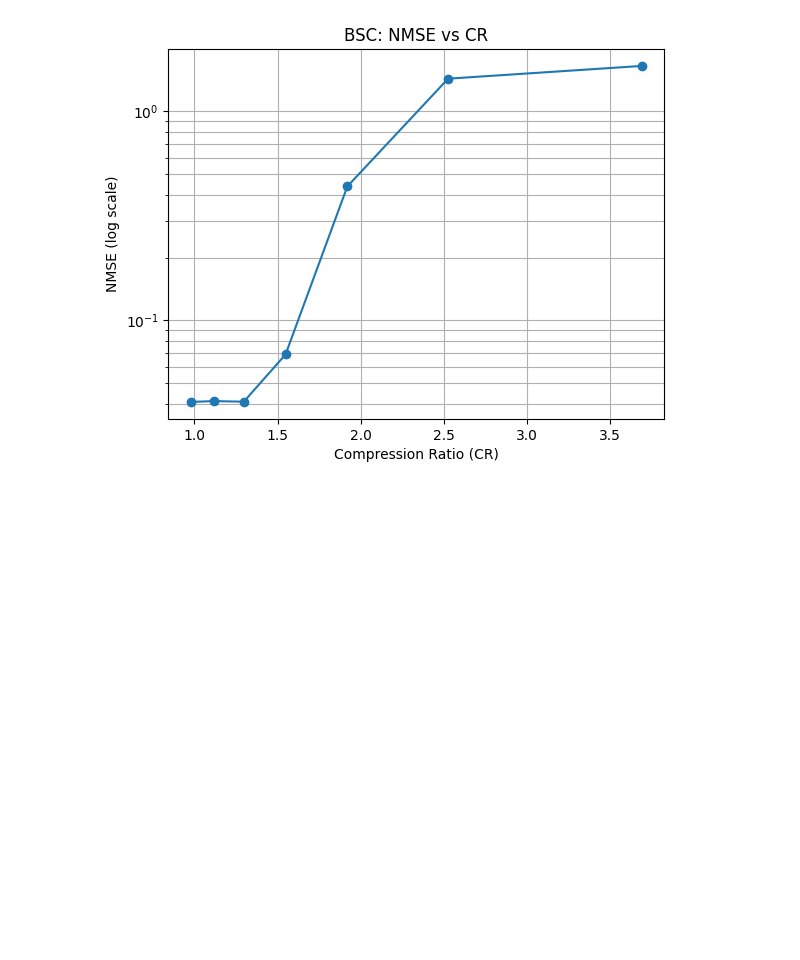
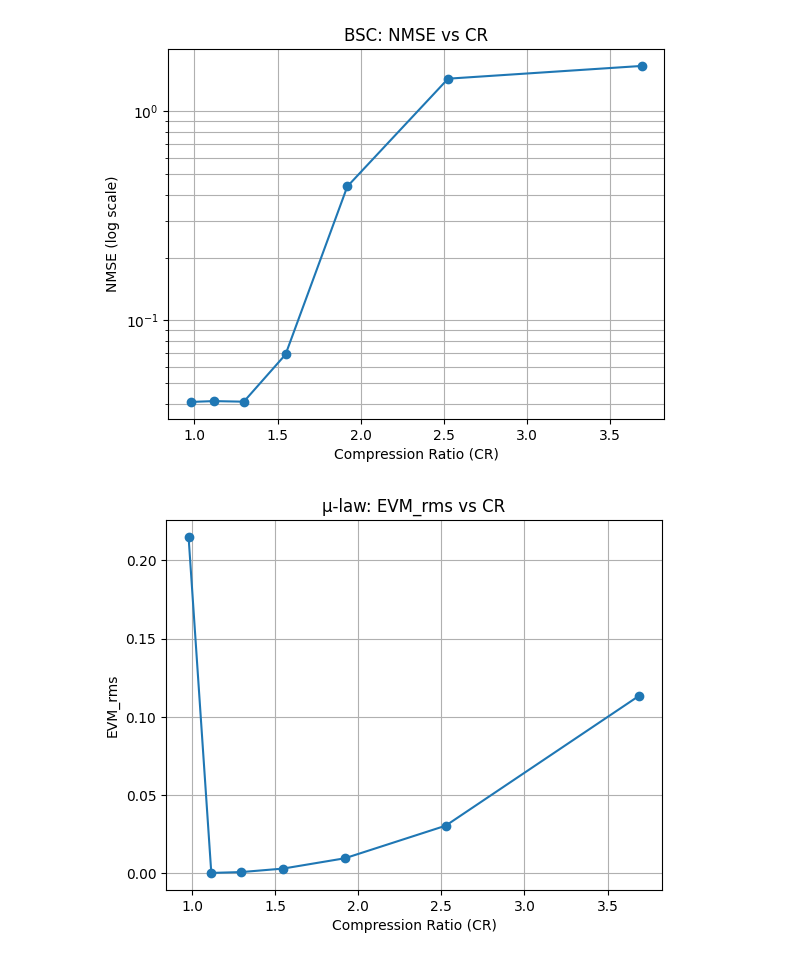
Before and after one commit to Agata872/Low_signal_resolution_extended, a Jupyter notebook: QPSK/validate.ipynb, the cells around one changed output. Saved outputs shown, nothing was run; the diff lists cells and outputs as text; code cells hidden in the pictures; blank space fills up the shorter version.

```diff
--- a/QPSK/validate.ipynb
+++ b/QPSK/validate.ipynb
@@ -256,3 +256,94 @@ plt.show()
 # %% [output]
 [figure]
 [figure]
+# %%
+import os
+import numpy as np
+import pandas as pd
+import matplotlib.pyplot as plt
+
+TX_PRE = "tx/pre-comp.bin"   # 你唯一的参考
+RX_DIR = "mulaw"             # 改成你的 µ-law 输出目录：里面有 rx_wiqout16.bin / rx_wiqout12.bin / ...
+
+WIQIN = 16
+BLOCK_LEN = 12
+UD_BITS_PER_BLOCK = 8        # µ-law: compShift per block stored as 1 byte (8 bits)
+
+wiqout_list = [16, 14, 12, 10, 8, 6, 4]  # 按你的实验点改
+
+
+def mulaw_cr(wiqin: int, wiqout: int, block_len: int = 12, ud_bits: int = 8) -> float:
+    """
+    µ-law compression ratio (same payload accounting style as BSC):
+      raw bits per block  = 2*WIQIN*BLOCK_LEN
+      comp bits per block = 2*WIQOUT*BLOCK_LEN + ud_bits
+    (ud_bits=8 because compShift is 1 byte per block)
+    """
+    raw_bits = 2 * wiqin * block_len
+    comp_bits = 2 * wiqout * block_len + ud_bits
+    return raw_bits / comp_bits
+
+
+def read_c64(path: str) -> np.ndarray:
+    if not os.path.exists(path):
+        raise FileNotFoundError(path)
+    x = np.fromfile(path, dtype=np.complex64)
+    if x.size == 0:
+        raise RuntimeError(f"Empty file: {path}")
+    return x
+
+
+def evm_nmse_ref(x_ref: np.ndarray, y: np.ndarray):
+    n = min(len(x_ref), len(y))
+    x = x_ref[:n]
+    y = y[:n]
+    e = y - x
+    nmse = float(np.mean(np.abs(e)**2) / np.mean(np.abs(x)**2))
+    evm_rms = float(np.sqrt(nmse))
+    return evm_rms, nmse, n
+
+
+def post_path_of(wiqout: int) -> str:
+    return f"{RX_DIR}/rx_wiqout{wiqout}.bin"
+
+
+# ===== run =====
+x_ref = read_c64(TX_PRE)
+
+rows = []
+for wiqout in wiqout_list:
+    post_path = post_path_of(wiqout)
+    y = read_c64(post_path)
+
+    evm_rms, nmse, n = evm_nmse_ref(x_ref, y)
+    cr = mulaw_cr(WIQIN, wiqout, BLOCK_LEN, UD_BITS_PER_BLOCK)
+
+    rows.append({
+        "WIQOUT": wiqout,
+        "CR": cr,
+        "EVM_rms": evm_rms,
+        "NMSE": nmse,
+        "n_samples_compared": n,
+        "post_path": post_path
+    })
+
+df_mulaw = pd.DataFrame(rows).sort_values("CR")
+df_mulaw
+
+plt.figure()
+plt.plot(df_mulaw["CR"], df_mulaw["EVM_rms"], marker="o")
+plt.xlabel("Compression Ratio (CR)")
+plt.ylabel("EVM_rms")
+plt.grid(True)
+plt.title("µ-law: EVM_rms vs CR")
+plt.show()
+
+plt.figure()
+plt.semilogy(df_mulaw["CR"], df_mulaw["NMSE"], marker="o")
+plt.xlabel("Compression Ratio (CR)")
+plt.ylabel("NMSE (log scale)")
+plt.grid(True, which="both")
+plt.title("µ-law: NMSE vs CR")
+plt.show()
+# %% [output]
+[figure, added]
```
Also changed, not shown: parts of 1 cell of this notebook, 6 other files.
